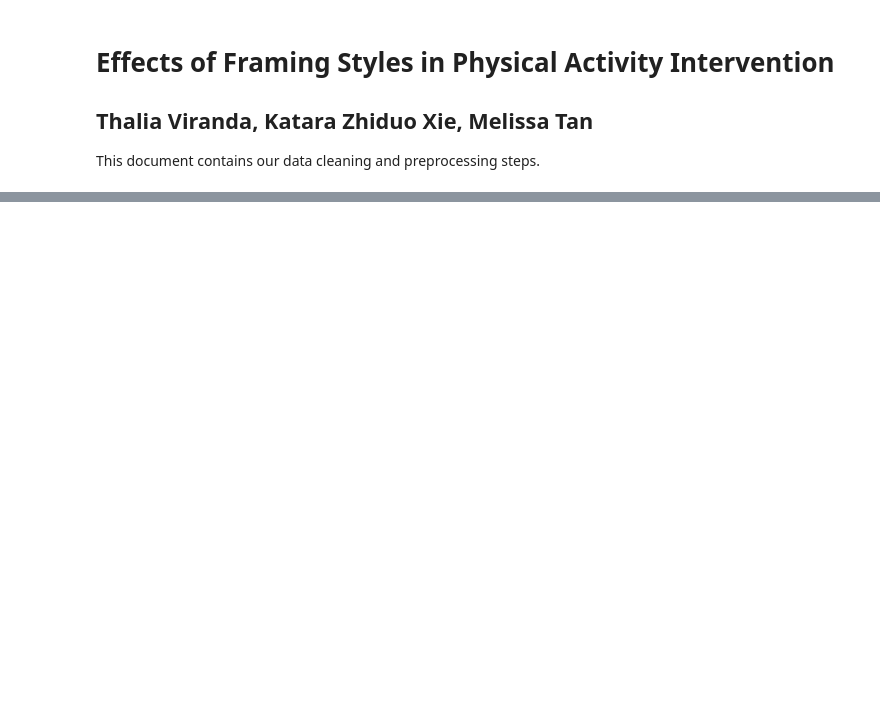
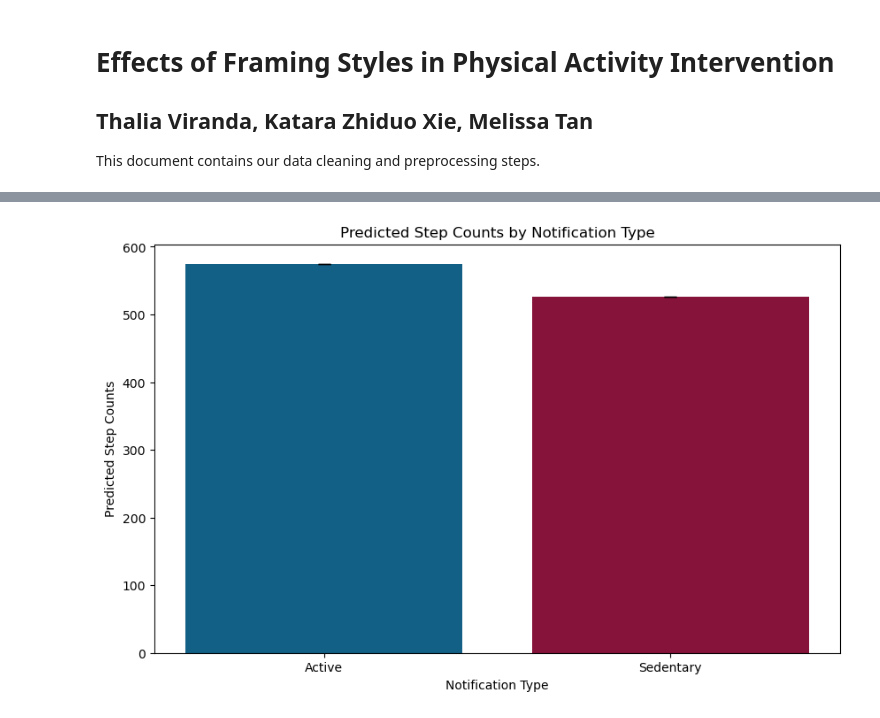
Before and after one commit to Kataraduo/ORIE-5160-midterm-project, a Jupyter notebook: data_cleaning_thalia.ipynb, the cells around one changed output, grey strips where cells are left out. Cells and saved outputs as stored; diff of their text form; code cells hidden in the pictures; blank space fills up the shorter version.

```diff
--- a/data_cleaning_thalia.ipynb
+++ b/data_cleaning_thalia.ipynb
@@ -170,0 +250,98 @@ Unique users in mydata_steps_gf: 35
+# %%
+#====================================================================
+# RQ 1: Effects of Framing Styles on Step Counts
+# GF DATA: total between notif, 30min post notif, 60min post notif
+#====================================================================
+
+# load data
+# mydata_steps_gf <- pd.read_csv(os.path.join(data_dir, "mydata_steps_gf_py.csv"))
+mydata_steps_gf['user.index'] = mydata_steps_gf['user.index'].astype(str).astype('category')
+mydata_steps_gf['notif_type'] = mydata_steps_gf['notif_type'].astype('category')
+
+from statsmodels.formula.api import mixedlm
+
+#====================================================================
+# GF DATA: total between notif (total_steps)
+#====================================================================
+# Define the model and fit (approximate approach using MixedLM)
+model_nb_glmm = mixedlm("total_steps ~ notif_type", mydata_steps_gf, groups=mydata_steps_gf["user.index"])
+result = model_nb_glmm.fit()
+print(result.summary())
+
+# Add predicted values into dataframe and
+# Create a summary of predicted values for plotting
+mydata_steps_gf['predicted_steps'] = result.predict()
+predictions_summary = mydata_steps_gf.groupby('notif_type').agg(
+    mean_pred=('predicted_steps', 'mean'),
+    lower_ci=('predicted_steps', lambda x: np.quantile(x, 0.025)),
+    upper_ci=('predicted_steps', lambda x: np.quantile(x, 0.975)),
+    se_pred=('predicted_steps', lambda x: np.std(x) / np.sqrt(len(x)))
+).reset_index()
+
+# plot PREDICTED values
+plt.figure(figsize=(10, 6))
+sns.barplot(data=predictions_summary, x="notif_type", y="mean_pred", palette={"Active": "#006699", "Sedentary": "#990033"})
+plt.errorbar(predictions_summary['notif_type'], predictions_summary['mean_pred'],
+             yerr=predictions_summary['se_pred'], fmt='none', color='black', capsize=5)
+plt.title("Predicted Step Counts by Notification Type")
+plt.xlabel("Notification Type")
+plt.ylabel("Predicted Step Counts")
+plt.savefig(os.path.join(figure_dir, "pred_rq1.png"), transparent=True)
+plt.show()
+
+# Add OBSERVED values into dataframe and create a summary for plotting
+observed_summary = mydata_steps_gf.groupby('notif_type').agg(
+    mean_obs=('total_steps', 'mean'),
+    lower_ci=('total_steps', lambda x: np.quantile(x, 0.025)),
+    upper_ci=('total_steps', lambda x: np.quantile(x, 0.975)),
+    se_obs=('total_steps', lambda x: np.std(x) / np.sqrt(len(x)))
+).reset_index()
+
+# plot OBSERVED values
+plt.figure(figsize=(10, 6))
+sns.barplot(data=observed_summary, x="notif_type", y="mean_obs", palette={"Active": "#006699", "Sedentary": "#990033"})
+plt.errorbar(observed_summary['notif_type'], observed_summary['mean_obs'],
+             yerr=observed_summary['se_obs'], fmt='none', color='black', capsize=5)
+plt.title("Observed Step Counts by Notification Type")
+plt.xlabel("Notification Type")
+plt.ylabel("Observed Step Counts")
+plt.savefig(os.path.join(figure_dir,"obs_rq1.png"), transparent=True)
+plt.show()
+
+
+#====================================================================
+# GF DATA: total steps 30 min after notif (total_steps_30)
+#====================================================================
+# we need to do the same thing as the steps we did above, but now for the steps 30-min post the notification
+
+
+#====================================================================
+# GF DATA: total steps 60 min after notif (total_steps_60)
+#====================================================================
+# we need to do the same thing as the steps we did above, but now for the steps 60-min post the notification
+
+
+
+
+
+
+# Start of analyses with the JAWBONE DATASET
+
+
+#====================================================================
+# JAWBONE DATA: total between notif (total_steps)
+#====================================================================
+# we need to do the same thing as the steps we did above, but now for the steps 30-min post the notification
+
+
+#====================================================================
+# JAWBONE DATA: total steps 30 min after notif (total_steps_30)
+#====================================================================
+# we need to do the same thing as the steps we did above, but now for the steps 30-min post the notification
+
+
+#====================================================================
+# JAWBONE DATA: total steps 60 min after notif (total_steps_60)
+#====================================================================
+# we need to do the same thing as the steps we did above, but now for the steps 60-min post the notification
+# %% [output]
@@ -170,0 +363 @@ Unique users in mydata_steps_gf: 35
+[figure, added]
```
Also changed, not shown: parts of 9 cells of this notebook, 7 other files.
